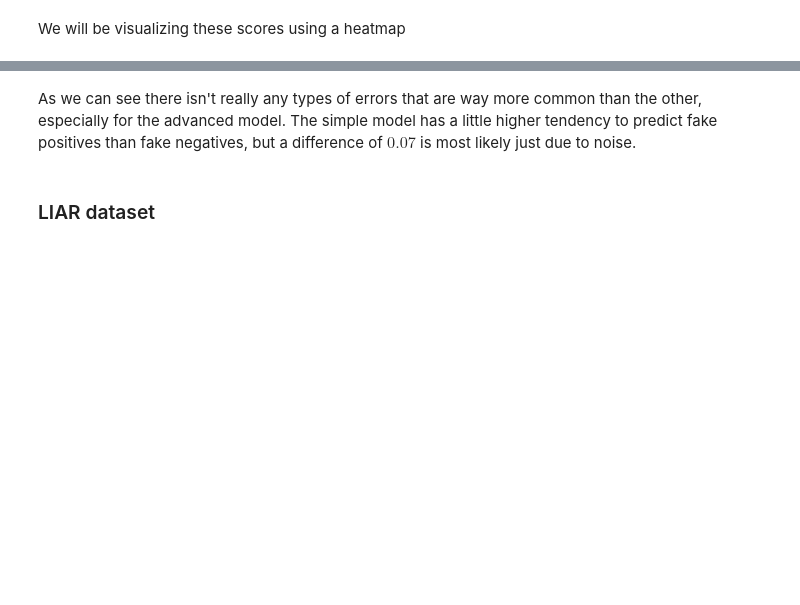
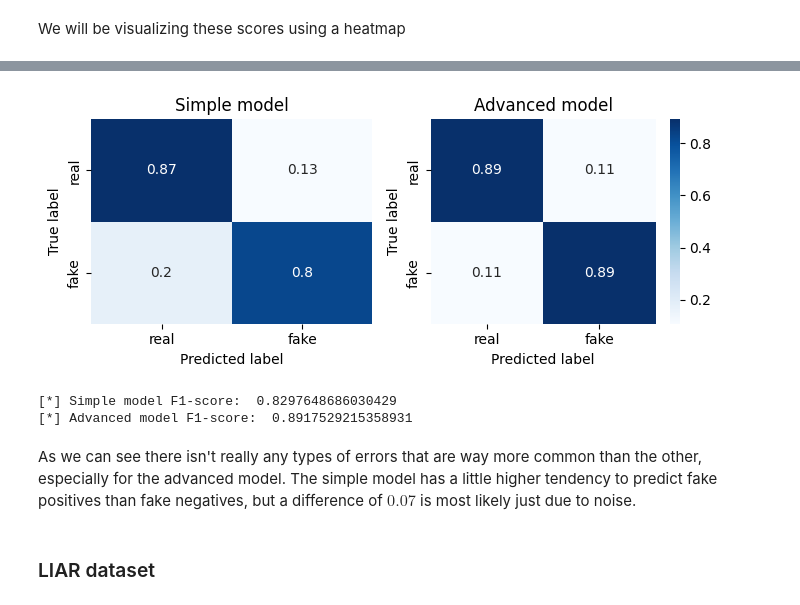
Before and after one commit to BimmerBass/GDS2026, a Jupyter notebook: evaluation.ipynb, the cells around one changed output, grey strips where cells are left out. Cells and saved outputs as stored; diff of their text form; code cells hidden in the pictures; blank space fills up the shorter version.

```diff
--- a/evaluation.ipynb
+++ b/evaluation.ipynb
@@ -22,10 +19,7 @@ ADVANCED_MODEL = MODELS_DIR / "linear_svc.joblib"
 # %% [markdown]
 ## Loading the models
 # %%
-simple_pipeline = Pipeline([
-    ("preprocess", load(SIMPLE_PREPROCESS)),
-    ("classify", load(SIMPLE_MODEL))
-])
+simple_pipeline : Pipeline = load(SIMPLE_MODEL)
 
 simple_pipeline
 # %% [output]
@@ -156,3 +91,41 @@ plt.show()
+# %%
+import matplotlib.pyplot as plt
+import seaborn as sns
+from sklearn.metrics import confusion_matrix
+from typing import Sequence
+
+def make_confusion_matrix(
+        y_true: Sequence[int],
+        y_pred_simple : Sequence[int],
+        y_pred_adv : Sequence[int],
+        labels: Tuple[str, str] = ("real", "fake")):
+    cm_simple = confusion_matrix(y_true, y_pred_simple, normalize="true")
+    cm_advanced = confusion_matrix(y_true, y_pred_adv, normalize="true")
+
+    fig, axes = plt.subplots(1, 2, figsize=(7, 3))
+    sns.heatmap(cm_simple, annot=True, cmap="Blues", xticklabels=labels, yticklabels=labels, cbar=False, ax=axes[0])
+    axes[0].set_title("Simple model")
+    axes[0].set_xlabel("Predicted label")
+    axes[0].set_ylabel("True label")
+
+    sns.heatmap(cm_advanced, annot=True, cmap="Blues", xticklabels=labels, yticklabels=labels, cbar=True, ax=axes[1])
+    axes[1].set_title("Advanced model")
+    axes[1].set_xlabel("Predicted label")
+    axes[1].set_ylabel("True label")
+
+    plt.tight_layout()
+    plt.show()
+    print("[*] Simple model F1-score: ", f1_score(y_true, y_pred_simple))
+    print("[*] Advanced model F1-score: ", f1_score(y_true, y_pred_adv))
+# %%
+make_confusion_matrix(
+    df["is_reliable"].to_numpy(),
+    fakenews_simple_y_pred,
+    fakenews_advanced_y_pred)
+# %% [output]
+[figure, added]
+[*] Simple model F1-score:  0.8297648686030429
+[*] Advanced model F1-score:  0.8917529215358931
 # %% [markdown]
 As we can see there isn't really any types of errors that are way more common than the other, especially for the advanced model. The simple model has a little higher tendency to predict fake positives than fake negatives, but a difference of $0.07$ is most likely just due to noise.
 # %% [markdown]
```
Also changed, not shown: parts of 16 cells of this notebook, 4 other files.
